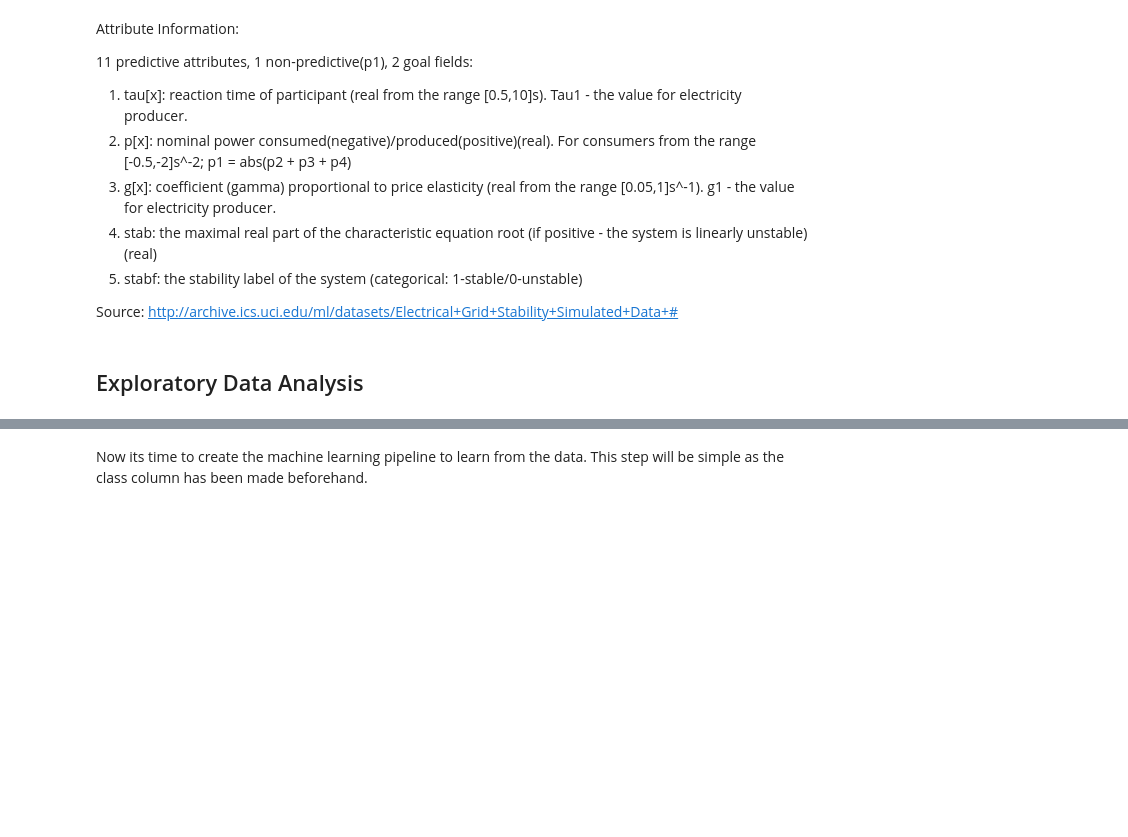
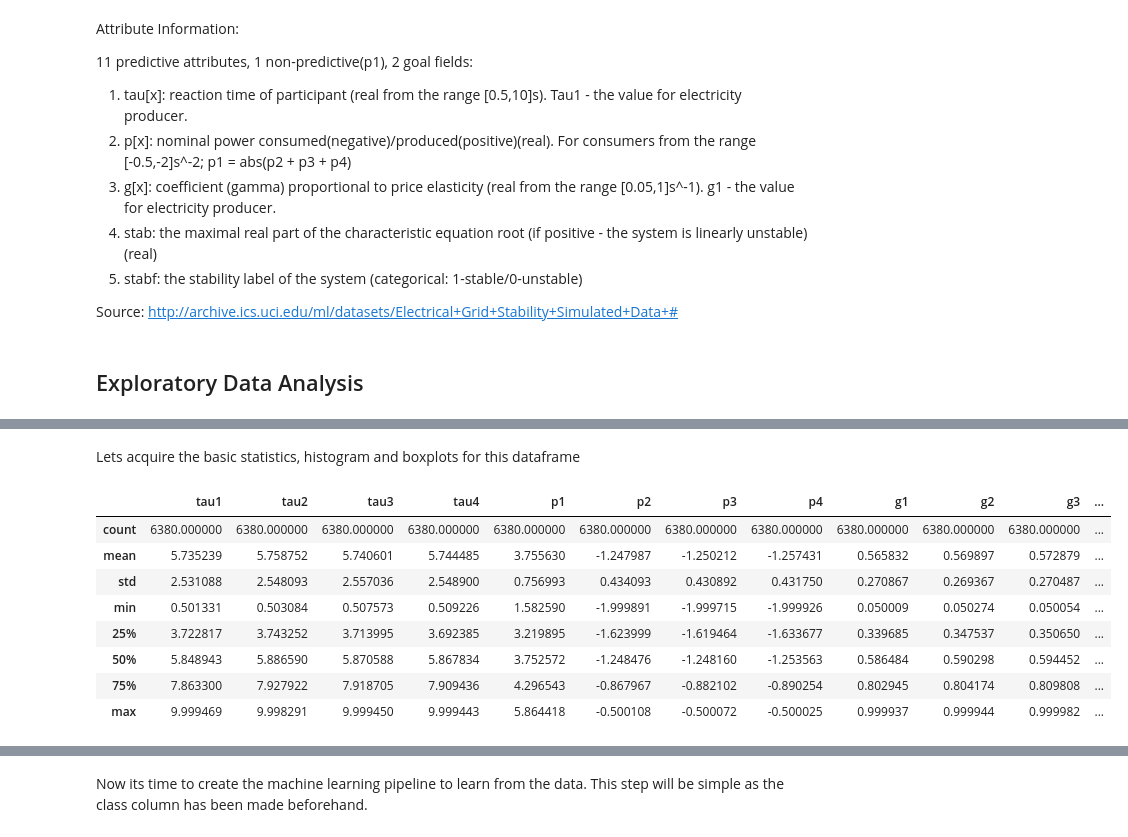
Before and after one commit to JonHasan/IBMDataScienceSpecialization-, a Jupyter notebook: Final Project/Analyzing the electrical grid.ipynb, the cells around one changed output, grey strips where cells are left out. Drawn from its saved outputs; the diff is of its cells as text; code cells hidden in the pictures; blank space fills up the shorter version.

```diff
--- a/Final Project/Analyzing the electrical grid.ipynb
+++ b/Final Project/Analyzing the electrical grid.ipynb
@@ -126,0 +177,14 @@ pyspark.sql.dataframe.DataFrame
+# %% [markdown]
+Lets acquire the basic statistics, histogram and boxplots for this dataframe
+# %%
+df_unstable.describe()
+# %% [output]
+|  | tau1 | tau2 | tau3 | tau4 | p1 | p2 | p3 | p4 | g1 | g2 | g3 | ... |
+| count | 6380.000000 | 6380.000000 | 6380.000000 | 6380.000000 | 6380.000000 | 6380.000000 | 6380.000000 | 6380.000000 | 6380.000000 | 6380.000000 | 6380.000000 | ... |
+| mean | 5.735239 | 5.758752 | 5.740601 | 5.744485 | 3.755630 | -1.247987 | -1.250212 | -1.257431 | 0.565832 | 0.569897 | 0.572879 | ... |
+| std | 2.531088 | 2.548093 | 2.557036 | 2.548900 | 0.756993 | 0.434093 | 0.430892 | 0.431750 | 0.270867 | 0.269367 | 0.270487 | ... |
+| min | 0.501331 | 0.503084 | 0.507573 | 0.509226 | 1.582590 | -1.999891 | -1.999715 | -1.999926 | 0.050009 | 0.050274 | 0.050054 | ... |
+| 25% | 3.722817 | 3.743252 | 3.713995 | 3.692385 | 3.219895 | -1.623999 | -1.619464 | -1.633677 | 0.339685 | 0.347537 | 0.350650 | ... |
+| 50% | 5.848943 | 5.886590 | 5.870588 | 5.867834 | 3.752572 | -1.248476 | -1.248160 | -1.253563 | 0.586484 | 0.590298 | 0.594452 | ... |
+| 75% | 7.863300 | 7.927922 | 7.918705 | 7.909436 | 4.296543 | -0.867967 | -0.882102 | -0.890254 | 0.802945 | 0.804174 | 0.809808 | ... |
+| max | 9.999469 | 9.998291 | 9.999450 | 9.999443 | 5.864418 | -0.500108 | -0.500072 | -0.500025 | 0.999937 | 0.999944 | 0.999982 | ... |
```
Also changed, not shown: parts of 59 cells of this notebook.
